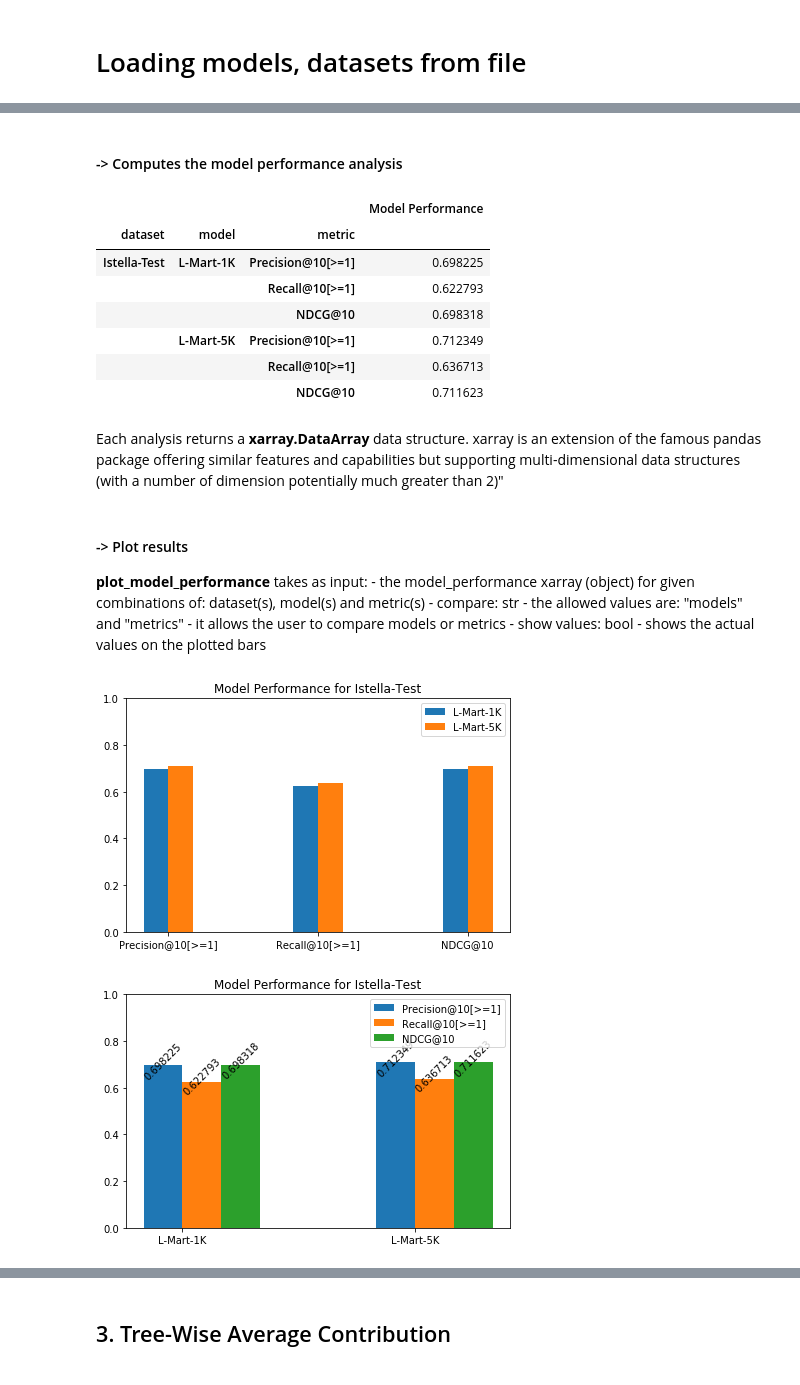
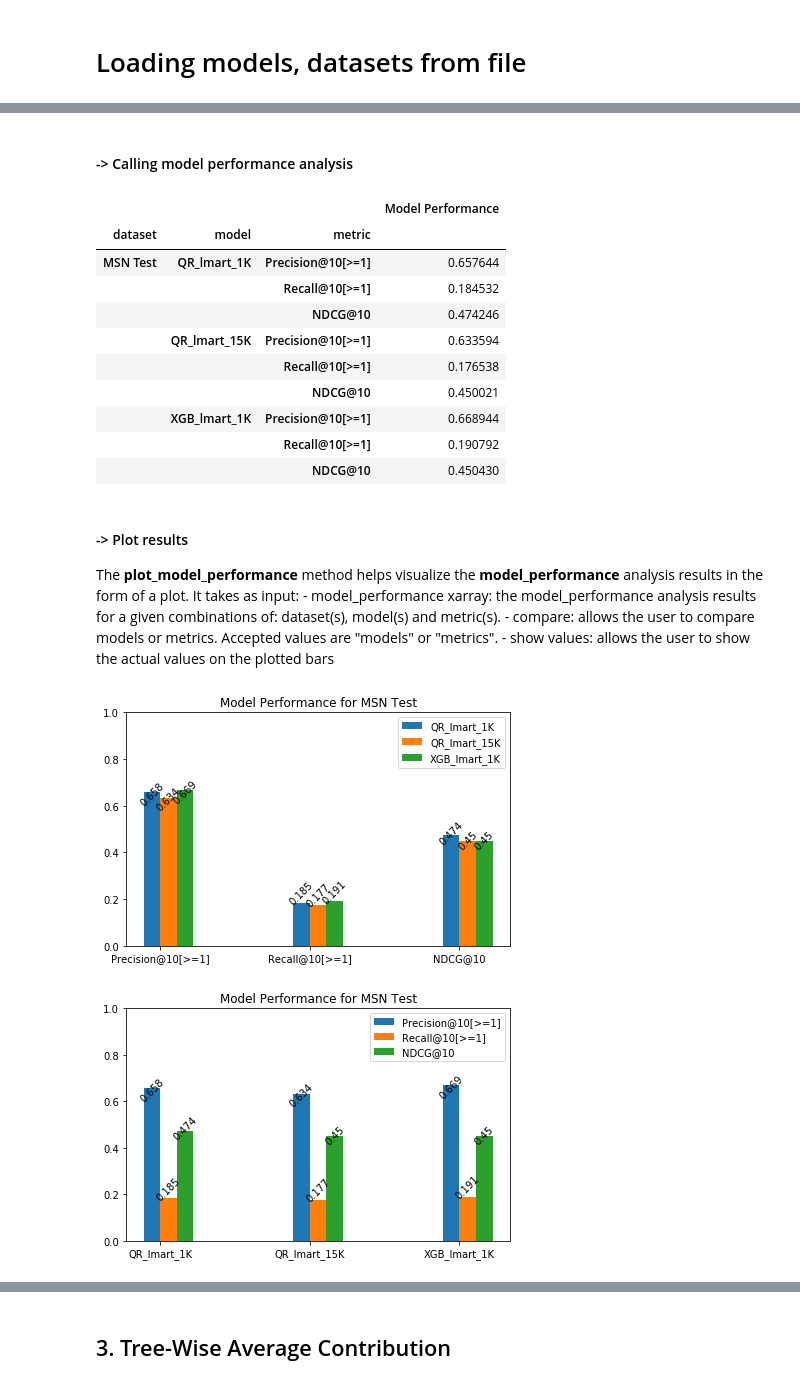
Before and after one commit to hpclab/rankeval, a Jupyter notebook: notebooks/RankEval - Effectiveness Analysis.ipynb, the cells around one changed output, grey strips where cells are left out. Drawn from its saved outputs; the diff is of its cells as text; code cells hidden in the pictures.

Commit message:
editing visualiz. effectiveness

```diff
--- a/notebooks/RankEval - Effectiveness Analysis.ipynb
+++ b/notebooks/RankEval - Effectiveness Analysis.ipynb
@@ -69,12 +71,6 @@ istella_obl_lmart_1Ktrees = RTEnsemble(quickrank_istella_oblv_lmart_1Ktrees_file
 # Loading Datasets
 from rankeval.dataset import Dataset
 
-#istella
-#uncomment below
-#istella_train = Dataset.load(istella_train_file, name="Istella-Train", format="svmlight")
-istella_test = Dataset.load(istella_test_file, name="Istella-Test", format="svmlight")
-
-#msn
-#msn_train = Dataset.load(data_file_msn_train, name="MSN Train", format="svmlight")
-#msn_validation = Dataset.load(data_file_msn_valid, name="MSN Valid", format="svmlight")
-#msn_test = Dataset.load(data_file_msn_test, name="MSN Test", format="svmlight")
+msn_train = Dataset.load(msn_train_file, name="MSN Train", format="svmlight")
+msn_validation = Dataset.load(msn_vali_file, name="MSN Valid", format="svmlight")
+msn_test = Dataset.load(msn_test_file, name="MSN Test", format="svmlight")
@@ -100,53 +109,39 @@ Evaluate the effectiveness of a set of models over several datasets and using a
 # %% [markdown]
-#### -> Computes the model performance analysis
+#### -> Calling model performance analysis
 # %%
 %timeit -r 1 -n 1
 from rankeval.analysis.effectiveness import model_performance
 
-# Istella
-# check performance of this !!!!
-istella_model_perf = model_performance(datasets=[istella_test],
-                           models=[istella_lmart_1Ktrees, istella_lmart_5Ktrees],
+msn_model_perf = model_performance(datasets=[msn_test],
+                           models=[msn_qr_lmart_1Ktrees, msn_qr_lmart_15Ktrees, msn_xgb_lmart_1Ktrees],
                            metrics=[precision_10, recall_10, ndcg_10])
-istella_model_perf.to_dataframe()
-
-
-## MSN5k
-#msn_model_perf = model_performance(datasets=[msn_test],
-#                       models=[msn_mart_50, msn_lmart_100],
-#                       metrics=[precision_10, recall_10, ndcg_10])
-#print msn_model_perf
+msn_model_perf.to_dataframe()
 # %% [output]
 |  |  |  | Model Performance |
 | dataset | model | metric |  |
-| Istella-Test | L-Mart-1K | Precision@10[>=1] | 0.698225 |
-|  |  | Recall@10[>=1] | 0.622793 |
-|  |  | NDCG@10 | 0.698318 |
-|  | L-Mart-5K | Precision@10[>=1] | 0.712349 |
-|  |  | Recall@10[>=1] | 0.636713 |
-|  |  | NDCG@10 | 0.711623 |
+| MSN Test | QR_lmart_1K | Precision@10[>=1] | 0.657644 |
+|  |  | Recall@10[>=1] | 0.184532 |
+|  |  | NDCG@10 | 0.474246 |
+|  | QR_lmart_15K | Precision@10[>=1] | 0.633594 |
+|  |  | Recall@10[>=1] | 0.176538 |
+|  |  | NDCG@10 | 0.450021 |
+|  | XGB_lmart_1K | Precision@10[>=1] | 0.668944 |
+|  |  | Recall@10[>=1] | 0.190792 |
+|  |  | NDCG@10 | 0.450430 |
-# %% [markdown]
-Each analysis returns a **xarray.DataArray** data structure. xarray is an extension of the famous pandas package offering similar features and capabilities but supporting multi-dimensional data structures (with a number of dimension potentially much greater than 2)"
 # %% [markdown]
 #### -> Plot results
 
-**plot_model_performance** takes as input:
-    - the model_performance xarray (object) for given combinations of: dataset(s), model(s) and metric(s)
-    - compare: str
-        - the allowed values are: "models" and "metrics"
-        - it allows the user to compare models or metrics
-    - show values: bool
-        - shows the actual values on the plotted bars
+The **plot_model_performance** method helps visualize the **model_performance** analysis results in the form of a plot. It takes as input:
+    - model_performance xarray: the model_performance analysis results for a given combinations of: dataset(s), model(s) and metric(s).
+    - compare: allows the user to compare models or metrics. Accepted values are "models" or "metrics".
+    - show values: allows the user to show the actual values on the plotted bars
 # %%
 from rankeval.visualization.effectiveness import plot_model_performance
 
-# MSN
-#plot_model_performance(msn_model_perf, compare="models",  show_values=True)
-#plot_model_performance(msn_model_perf, compare="metrics", show_values=True)
-
-# Istella
-plot_model_performance(istella_model_perf)
-plot_model_performance(istella_model_perf, compare="metrics", show_values=True)
+fig1 = plot_model_performance(msn_model_perf, compare="models",  show_values=True)
+fig1.show()
+fig2 = plot_model_performance(msn_model_perf, compare="metrics", show_values=True)
+fig2.show()
 # %% [output]
-[figure, old version]
+[figure, new version]
-[figure, old version]
+[figure, new version]
```
Also changed, not shown: parts of 17 cells of this notebook, 2 other files.
